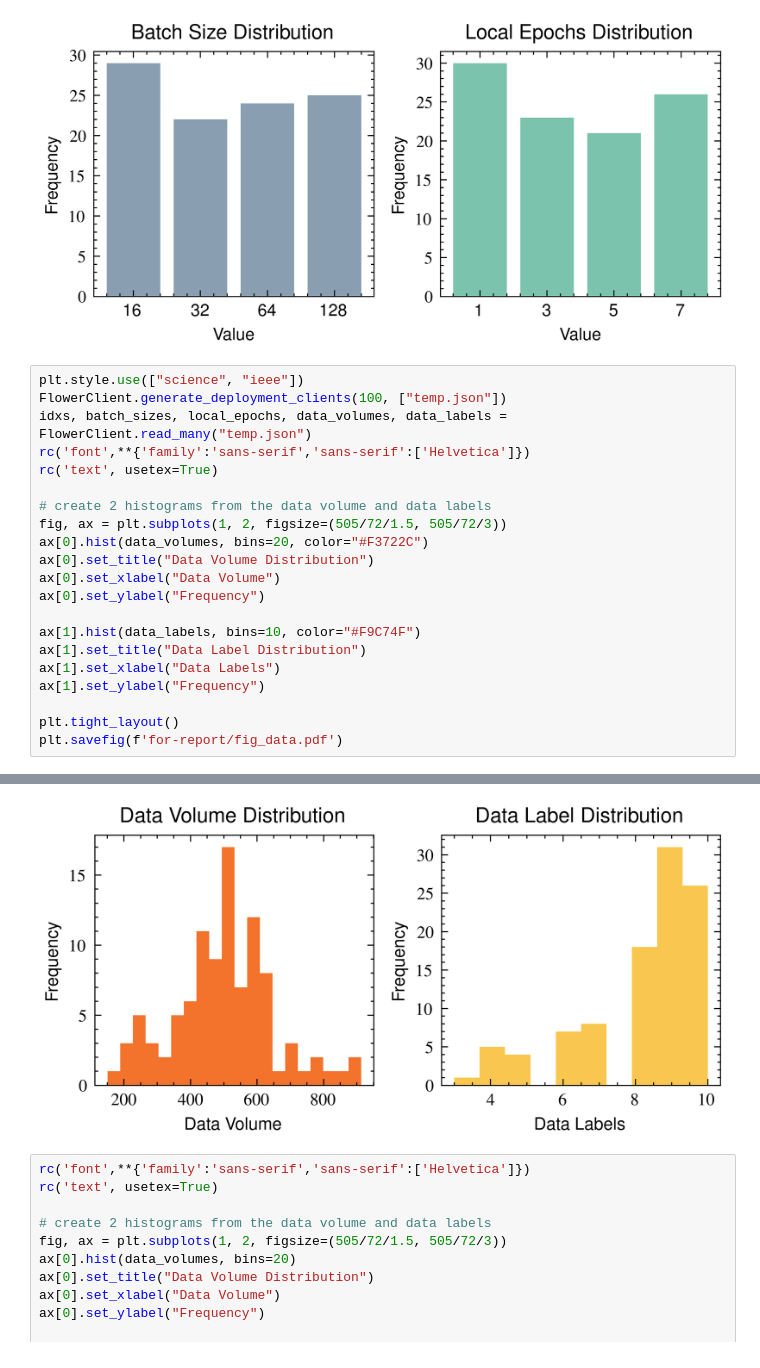
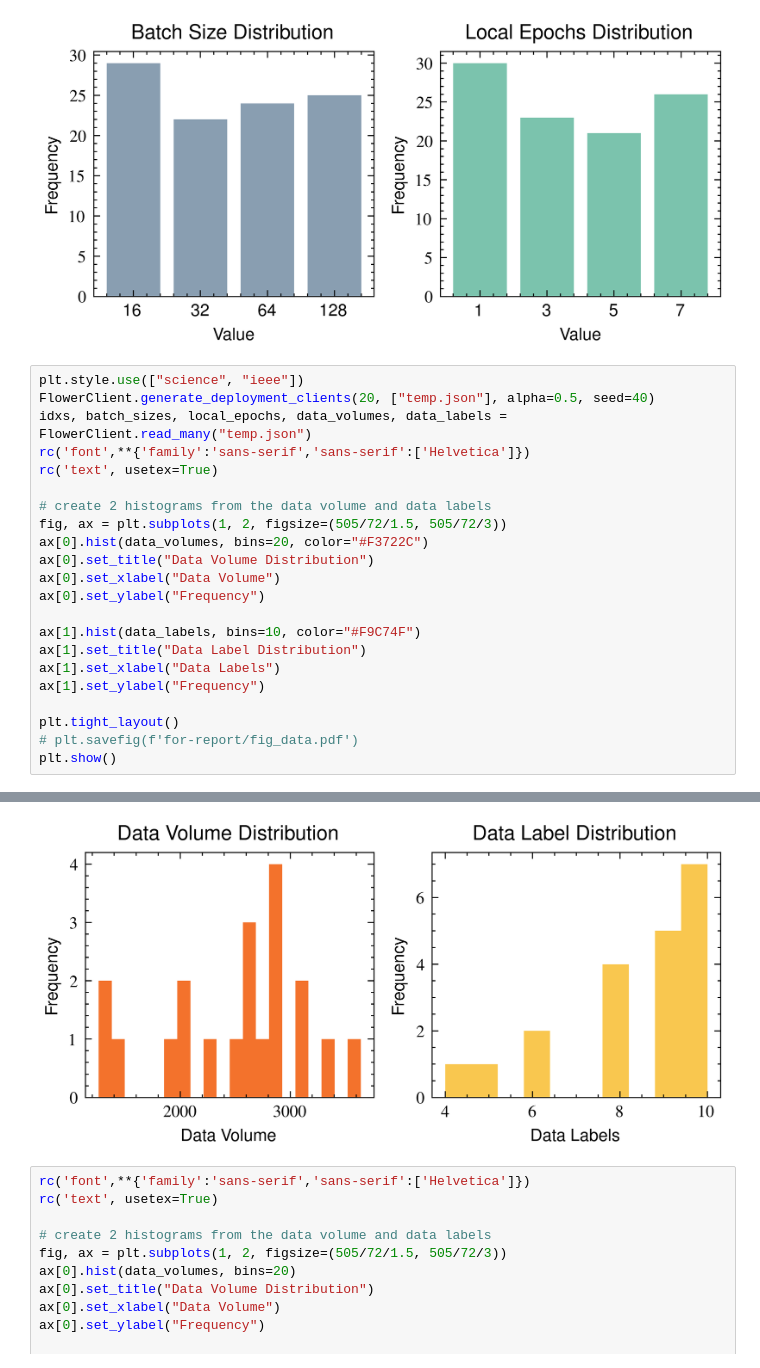
Before and after one commit to Alex-Nygaard/research-project, a Jupyter notebook: distribution.ipynb, the cells around one changed output, grey strips where cells are left out. Saved outputs shown, nothing was run; the diff lists cells and outputs as text.

```diff
--- a/distribution.ipynb
+++ b/distribution.ipynb
@@ -75,7 +77,7 @@ plt.show()
 [figure]
 # %%
 plt.style.use(["science", "ieee"])
-FlowerClient.generate_deployment_clients(100, ["temp.json"])
+FlowerClient.generate_deployment_clients(20, ["temp.json"], alpha=0.5, seed=40)
 idxs, batch_sizes, local_epochs, data_volumes, data_labels = FlowerClient.read_many("temp.json")
 rc('font',**{'family':'sans-serif','sans-serif':['Helvetica']})
 rc('text', usetex=True)
@@ -93,5 +95,6 @@ ax[1].set_xlabel("Data Labels")
 ax[1].set_ylabel("Frequency")
 
 plt.tight_layout()
-plt.savefig(f'for-report/fig_data.pdf')
+# plt.savefig(f'for-report/fig_data.pdf')
+plt.show()
 # %% [output]
@@ -99,4 +104,4 @@ plt.savefig(f'for-report/fig_data.pdf')
-[figure, old version]
+[figure, new version]
 # %%
 rc('font',**{'family':'sans-serif','sans-serif':['Helvetica']})
 rc('text', usetex=True)
```
Also changed, not shown: parts of 4 cells of this notebook, 6 other files.
